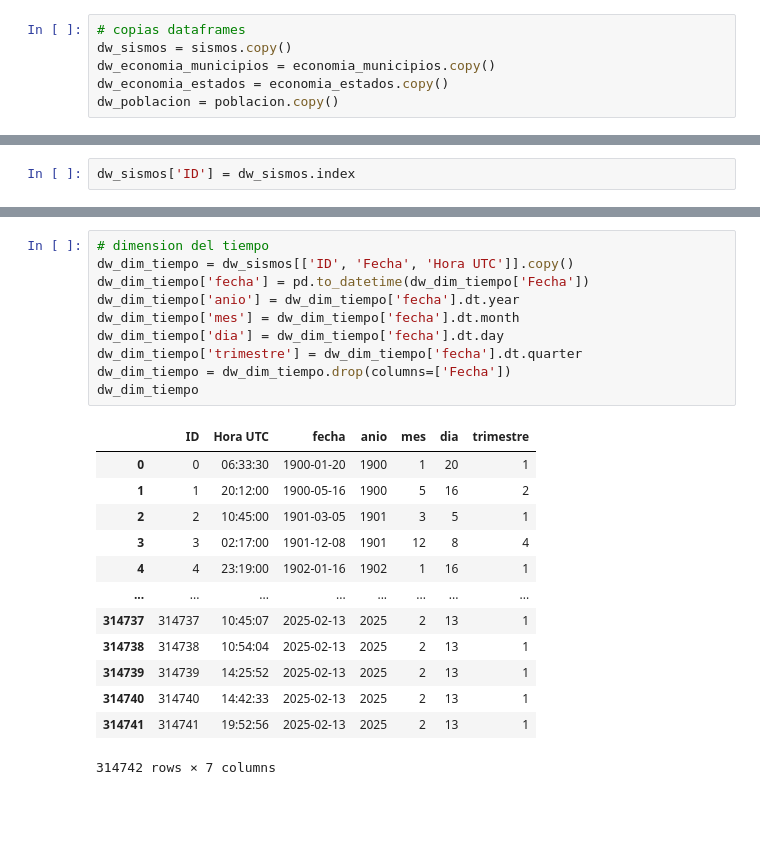
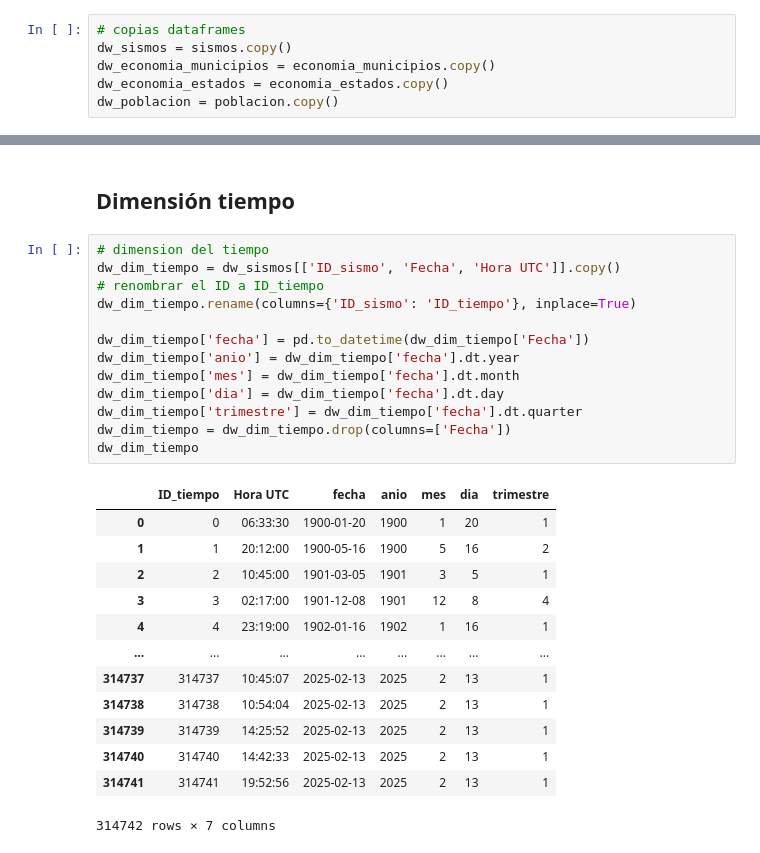
Before and after one commit to Pinedah/bda-p2-datawarehouse, a Jupyter notebook: datawarehouse.ipynb, the cells around one changed output, grey strips where cells are left out. Drawn from its saved outputs; the diff is of its cells as text; blank space fills up the shorter version.

```diff
--- a/datawarehouse.ipynb
+++ b/datawarehouse.ipynb
@@ -1908,2 +1813,0 @@ DataFrame: (32, 4)
-# %%
-dw_sismos['ID'] = dw_sismos.index
@@ -1915,15 +1973,20 @@ dw_sismos.head(1)
+# %% [markdown]
+## Dimensión tiempo
 # %%
 # dimension del tiempo
-dw_dim_tiempo = dw_sismos[['ID', 'Fecha', 'Hora UTC']].copy()
+dw_dim_tiempo = dw_sismos[['ID_sismo', 'Fecha', 'Hora UTC']].copy()
+# renombrar el ID a ID_tiempo
+dw_dim_tiempo.rename(columns={'ID_sismo': 'ID_tiempo'}, inplace=True)
+
 dw_dim_tiempo['fecha'] = pd.to_datetime(dw_dim_tiempo['Fecha'])
 dw_dim_tiempo['anio'] = dw_dim_tiempo['fecha'].dt.year
 dw_dim_tiempo['mes'] = dw_dim_tiempo['fecha'].dt.month
 dw_dim_tiempo['dia'] = dw_dim_tiempo['fecha'].dt.day
 dw_dim_tiempo['trimestre'] = dw_dim_tiempo['fecha'].dt.quarter
 dw_dim_tiempo = dw_dim_tiempo.drop(columns=['Fecha'])
 dw_dim_tiempo
 # %% [output]
-|  | ID | Hora UTC | fecha | anio | mes | dia | trimestre |
+|  | ID_tiempo | Hora UTC | fecha | anio | mes | dia | trimestre |
 | 0 | 0 | 06:33:30 | 1900-01-20 | 1900 | 1 | 20 | 1 |
 | 1 | 1 | 20:12:00 | 1900-05-16 | 1900 | 5 | 16 | 2 |
 | 2 | 2 | 10:45:00 | 1901-03-05 | 1901 | 3 | 5 | 1 |
```
Also changed, not shown: parts of 21 cells of this notebook.
